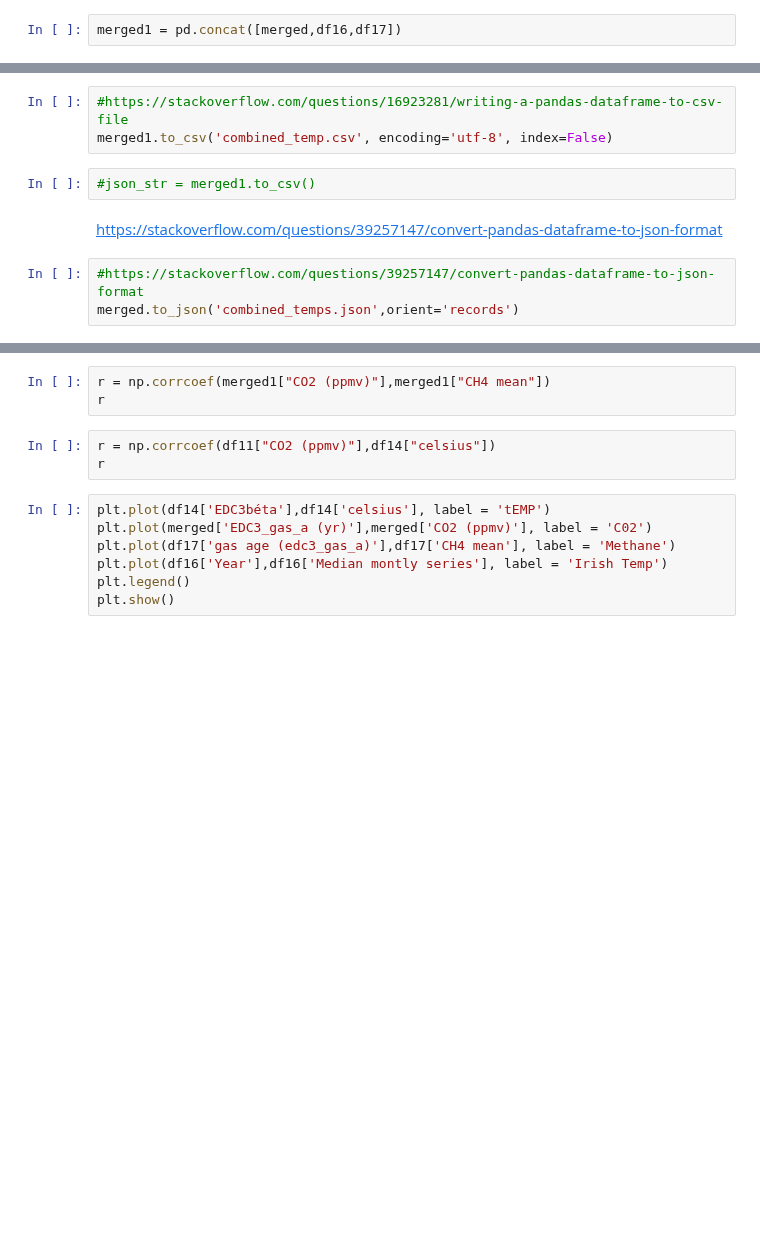
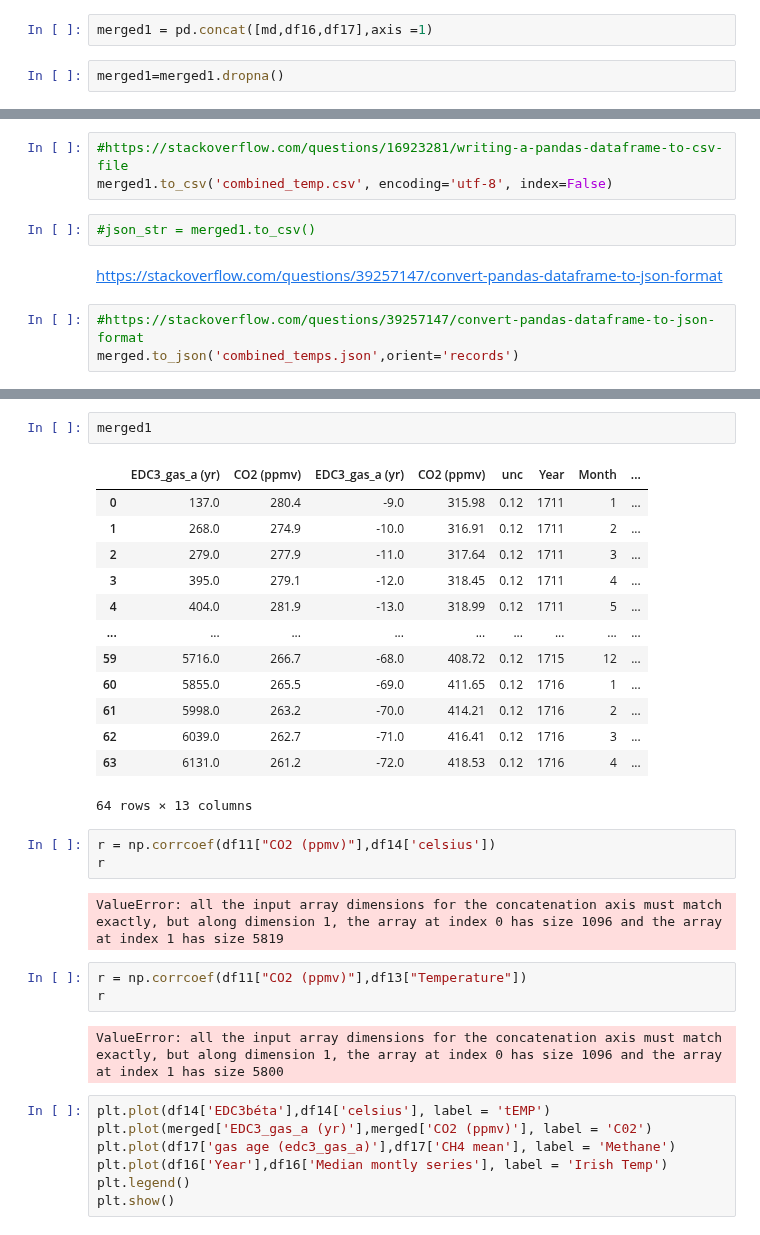
Before and after one commit to dectan/Programming-for-Data-Analysis-Project-2, a Jupyter notebook: test3.ipynb, the cells around one changed output, grey strips where cells are left out. Cells and saved outputs as stored; diff of their text form; blank space fills up the shorter version.

```diff
--- a/test3.ipynb
+++ b/test3.ipynb
@@ -206,6 +543,8 @@ json_str = result.to_csv()
 with open('data.json', 'w') as f:
     json.dump(json_str, f)
 # %%
-merged1 = pd.concat([merged,df16,df17])
+merged1 = pd.concat([md,df16,df17],axis =1)
+# %%
+merged1=merged1.dropna()
 # %%
 merged1
@@ -233,9 +604,29 @@ merged.to_json('combined_temps.json',orient='records')
+# %%
+merged1
+# %% [output]
+|  | EDC3_gas_a (yr) | CO2 (ppmv) | EDC3_gas_a (yr) | CO2 (ppmv) | unc | Year | Month | ... |
+| 0 | 137.0 | 280.4 | -9.0 | 315.98 | 0.12 | 1711 | 1 | ... |
+| 1 | 268.0 | 274.9 | -10.0 | 316.91 | 0.12 | 1711 | 2 | ... |
+| 2 | 279.0 | 277.9 | -11.0 | 317.64 | 0.12 | 1711 | 3 | ... |
+| 3 | 395.0 | 279.1 | -12.0 | 318.45 | 0.12 | 1711 | 4 | ... |
+| 4 | 404.0 | 281.9 | -13.0 | 318.99 | 0.12 | 1711 | 5 | ... |
+| ... | ... | ... | ... | ... | ... | ... | ... | ... |
+| 59 | 5716.0 | 266.7 | -68.0 | 408.72 | 0.12 | 1715 | 12 | ... |
+| 60 | 5855.0 | 265.5 | -69.0 | 411.65 | 0.12 | 1716 | 1 | ... |
+| 61 | 5998.0 | 263.2 | -70.0 | 414.21 | 0.12 | 1716 | 2 | ... |
+| 62 | 6039.0 | 262.7 | -71.0 | 416.41 | 0.12 | 1716 | 3 | ... |
+| 63 | 6131.0 | 261.2 | -72.0 | 418.53 | 0.12 | 1716 | 4 | ... |
+64 rows × 13 columns
 # %%
-r = np.corrcoef(merged1["CO2 (ppmv)"],merged1["CH4 mean"])
+r = np.corrcoef(df11["CO2 (ppmv)"],df14['celsius'])
 r
+# %% [output]
+ValueError: all the input array dimensions for the concatenation axis must match exactly, but along dimension 1, the array at index 0 has size 1096 and the array at index 1 has size 5819
 # %%
-r = np.corrcoef(df11["CO2 (ppmv)"],df14["celsius"])
+r = np.corrcoef(df11["CO2 (ppmv)"],df13["Temperature"])
 r
+# %% [output]
+ValueError: all the input array dimensions for the concatenation axis must match exactly, but along dimension 1, the array at index 0 has size 1096 and the array at index 1 has size 5800
 # %%
 plt.plot(df14['EDC3béta'],df14['celsius'], label = 'tEMP')
 plt.plot(merged['EDC3_gas_a (yr)'],merged['CO2 (ppmv)'], label = 'C02')
```
Also changed, not shown: parts of 45 cells of this notebook, 2 other files.
